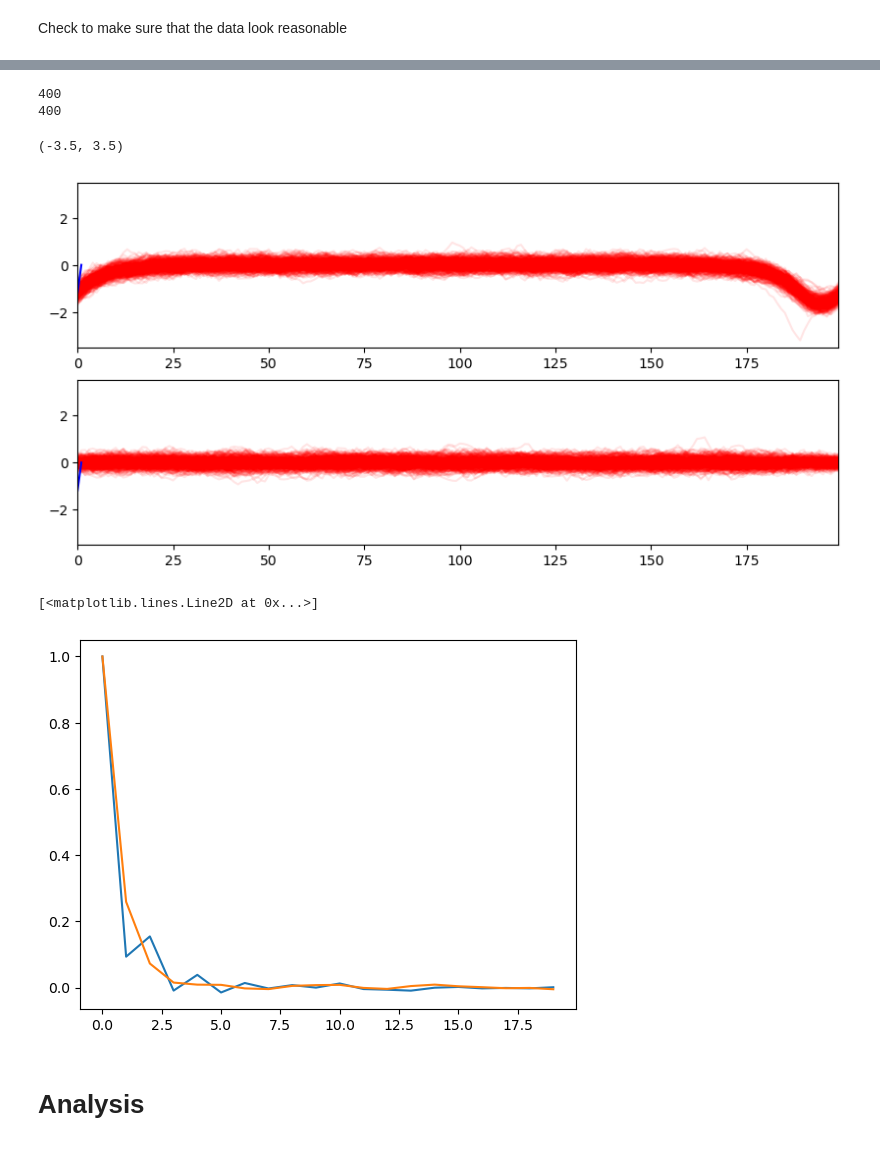
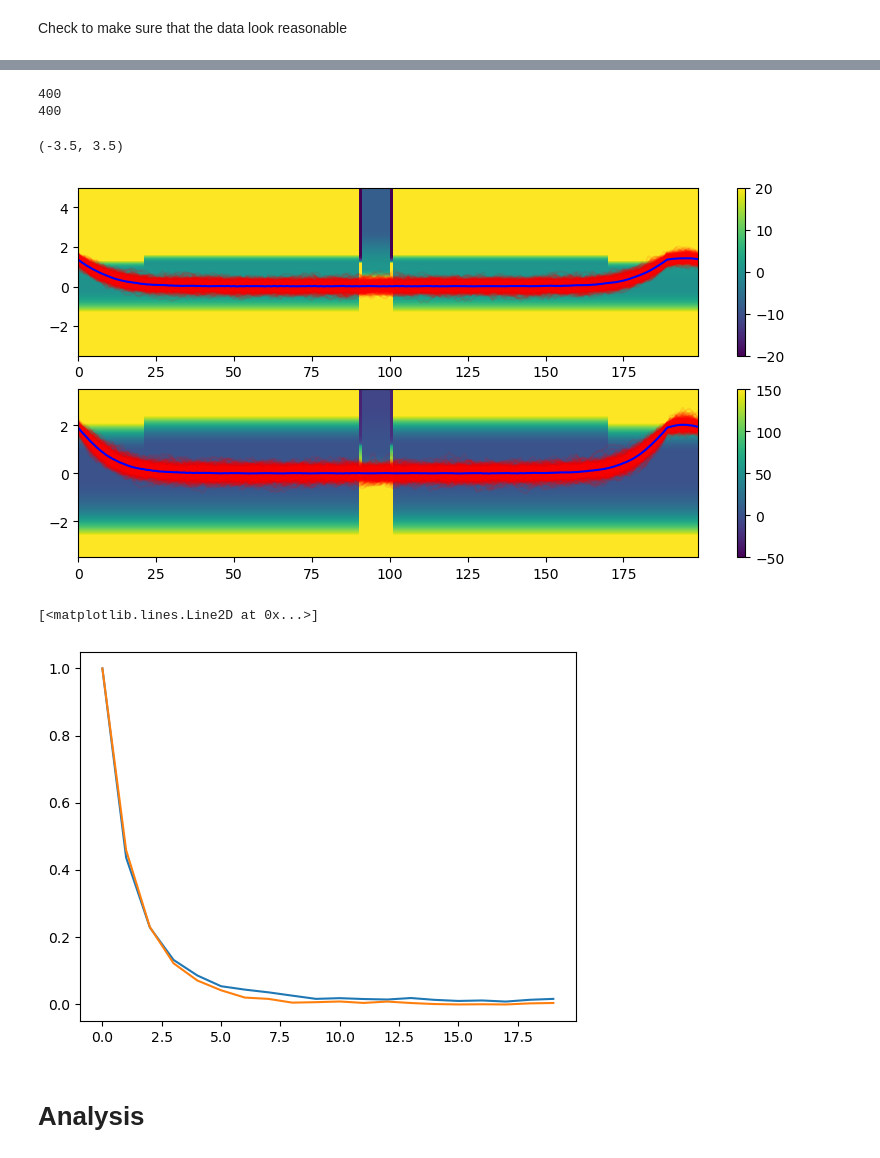
Before and after one commit to jinluchang/Qlattice, a Jupyter notebook: applications/false-vacuum-decay/error_analysis.ipynb, the cells around one changed output, grey strips where cells are left out. Saved outputs shown, nothing was run; the diff lists cells and outputs as text; code cells hidden in the pictures.

Commit message:
FVD analysis updates

```diff
--- a/applications/false-vacuum-decay/error_analysis.ipynb
+++ b/applications/false-vacuum-decay/error_analysis.ipynb
@@ -25,8 +31,8 @@ dt = 0.1
 
 alpha = 0.8
 beta = 9.0
-barrier_strength = 2.0
-FV_offset = 1.0
+barrier_strength = 100.0
+FV_offset = 0.3
 TV_offset = 0.0
 eps = 1e-2
 
@@ -96,28 +102,31 @@ output_data/measurements_1x200_alpha_0.8_beta_9.0_dt_0.1_FVoff_1.0_TVoff_0.0_bar
 # %%
+reload(analysis)
+an = analysis.Analysis(measurements)
+
 fig, ax = plt.subplots(2,1)
 fig.set_figwidth(10)
 an.data.cutoff=10000
 params = {"tTV": 10, "M": 0.0, "L": 0.0, "Nt": Nt, "alpha": alpha, "beta": beta, "dt": dt, "bar": barrier_strength}
 #params2 = {"tTV": 0, "offL": False, "offM": False, "M": 1.0, "L": 0.0, "Nt": Nt, "alpha": alpha, "beta": beta, "dt": dt, "bar": barrier_strength}
 
-#an.plot_potential(params, xmin=-3.5, xmax=3.5, fig=fig, ax=ax[0], cmap="viridis", vmin=-50, vmax=150)
+an.plot_potential(params, xmin=-3.5, xmax=5, fig=fig, ax=ax[0], cmap="viridis", vmin=-20, vmax=20)
 #an.plot_potential_diff(params, params2, xmin=0.8, xmax=2.5, fig=fig, ax=ax, cmap="viridis")
 an.plot_paths(params, sampling_freq = 100, cutoff=10000, ax=ax[0], alpha=0.1, idx=0)
-an.plot_mean_path(params, ax=ax[0], color="blue")
-ax[0].set_xlim([0,199])
-ax[0].set_ylim([-3.5,3.5])
+an.plot_mean_path(params, ax=ax[0], color="blue", idx=0)
+#ax[0].set_xlim([0,199])
+ax[0].set_ylim([-3.5,5])
 #ax[0].hlines(0,0,175)
 
-#an.plot_potential(params, xmin=-3.5, xmax=3.5, fig=fig, ax=ax[1], cmap="viridis", vmin=-50, vmax=150)
+an.plot_potential(params, xmin=-3.5, xmax=3.5, fig=fig, ax=ax[1], cmap="viridis", vmin=-50, vmax=150)
 an.plot_paths(params, sampling_freq = 100, cutoff=10000, ax=ax[1], alpha=0.1, idx=1)
-an.plot_mean_path(params, ax=ax[1], color="blue")
-ax[1].set_xlim([0,199])
+an.plot_mean_path(params, ax=ax[1], color="blue", idx=1)
+#ax[1].set_xlim([0,199])
 ax[1].set_ylim([-3.5,3.5])
 # %% [output]
 400
 400
 (-3.5, 3.5)
-[figure, old version]
+[figure, new version]
 # %%
 params = {"tTV": 10, "M": 0.0, "L": 0.0, "Nt": Nt, "alpha": alpha, "beta": beta, "dt": dt, "bar": barrier_strength}
 sf = an.data.get_indices(params)[0]
@@ -128,7 +137,7 @@ autocorr_phi = an.autocorr(np.array(an.data.phi_list[sf])[10000:,0])
 plt.plot(autocorr_phi[:20])
 # %% [output]
 [<matplotlib.lines.Line2D at 0x...>]
-[figure, old version]
+[figure, new version]
 # %% [markdown]
 # Analysis
 # %%
```
Also changed, not shown: parts of 5 cells of this notebook, 1 other file.
